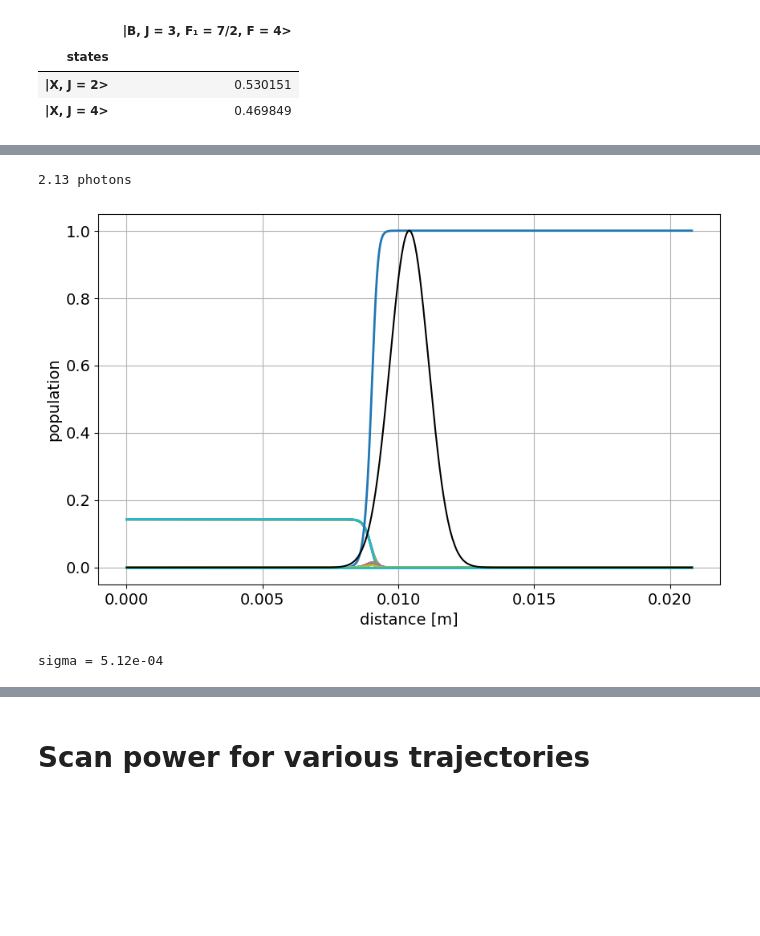
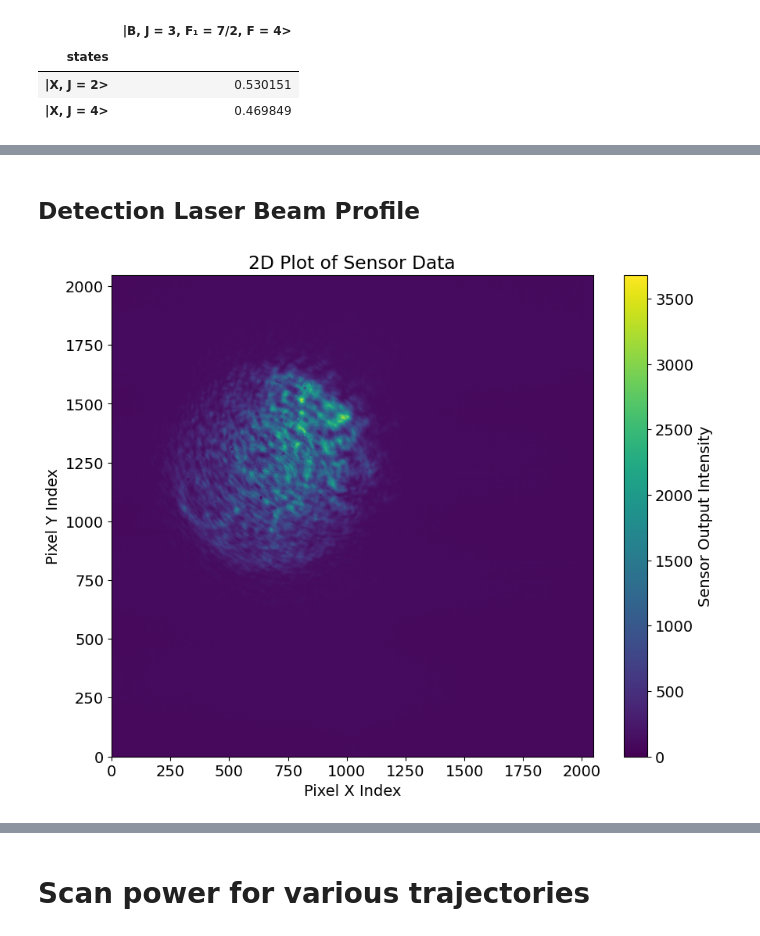
Before and after one commit to zhouperry/CeNTREX-TlF-julia-extension, a Jupyter notebook: examples/R2 transition EQL testing trajectories.ipynb, the cells around one changed output, grey strips where cells are left out. Drawn from its saved outputs; the diff is of its cells as text; code cells hidden in the pictures; blank space fills up the shorter version.

Commit message:
update with new beam parameters

```diff
--- a/examples/R2 transition EQL testing trajectories.ipynb
+++ b/examples/R2 transition EQL testing trajectories.ipynb
@@ -183,28 +151,34 @@ indices_excited = qn_select_excited.get_indices(obe_system.QN)
-# %%
-fig, ax = plt.subplots(figsize=(10, 6))
-ax.plot(results.t * odepars.vz, results.y.T, lw=2)
-ax.set_xlabel("distance [m]")
-ax.set_ylabel("population")
-
-lc = odepars.get_parameter_evolution(results.t, "Ω0")
-ax.plot(results.t * odepars.vz, lc / lc.max(), color="k")
-ax.grid(True)
-
-nphotons_prerc = np.trapz(results.y[indices_excited], x=results.t).sum() * hamiltonian.Γ
-print(f"{nphotons_prerc:.2f} photons")
-# %% [output]
-2.13 photons
-[figure, removed]
-# %%
-idx_max = np.argmax(lc)
-
-idx_left = np.argmin((lc[:idx_max] - lc.max() / 2) ** 2)
-idx_right = np.argmin((lc[idx_max:] - lc.max() / 2) ** 2) + idx_max
-
-fwhm = (results.t * odepars.vz)[idx_right] - (results.t * odepars.vz)[idx_left]
-sigma = fwhm / (2 * np.sqrt(2 * np.log(2)))
-sigma /= np.sqrt(2)  # rabi rate to intensity
-
-print(f"sigma = {sigma:.2e}")
-# %% [output]
-sigma = 5.12e-04
+# %% [markdown]
+## Detection Laser Beam Profile
+# %%
+# Reading the file and extracting the data lines, skipping headers
+file_path = "beam-profile.txt"
+with open(file_path, 'r') as file:
+    lines = file.readlines()
+
+# Removing any leading/trailing whitespace and filtering lines with valid data
+sensor_data = [line.strip() for line in lines]
+sensor_data_clean = [line for line in sensor_data if line and (line[0].isdigit() or line[0] == ';')]
+
+# Converting the cleaned list of semicolon-separated strings into a 2D list of integers
+sensor_matrix_clean = []
+for line in sensor_data_clean:
+    try:
+        # Convert each line to integers, skipping empty or non-numeric entries
+        sensor_matrix_clean.append([int(value) for value in line.split(';') if value.strip().isdigit()])
+    except ValueError:
+        continue  # Skip lines that cause errors during conversion
+
+# Convert the cleaned sensor matrix into a NumPy 2D array
+sensor_array = np.array(sensor_matrix_clean)
+
+# Plotting the 2D sensor data using a heatmap
+plt.figure(figsize=(10, 8))
+plt.imshow(sensor_array, cmap='viridis', origin='lower')
+plt.colorbar(label='Sensor Output Intensity')
+plt.title('2D Plot of Sensor Data')
+plt.xlabel('Pixel X Index')
+plt.ylabel('Pixel Y Index')
+plt.show()
+# %% [output]
+[figure, added]
```
Also changed, not shown: parts of 29 cells of this notebook, 4 other files.
